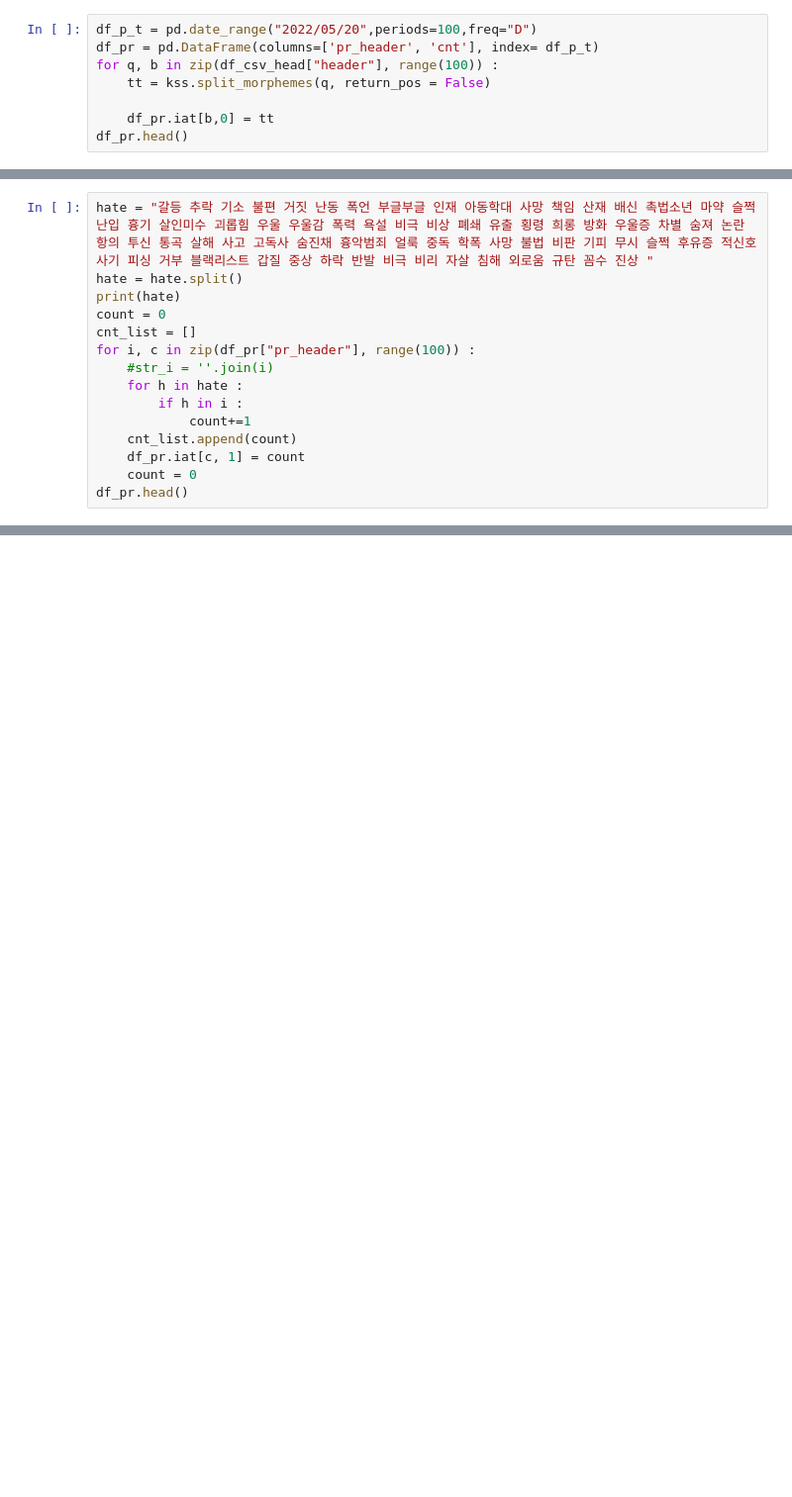
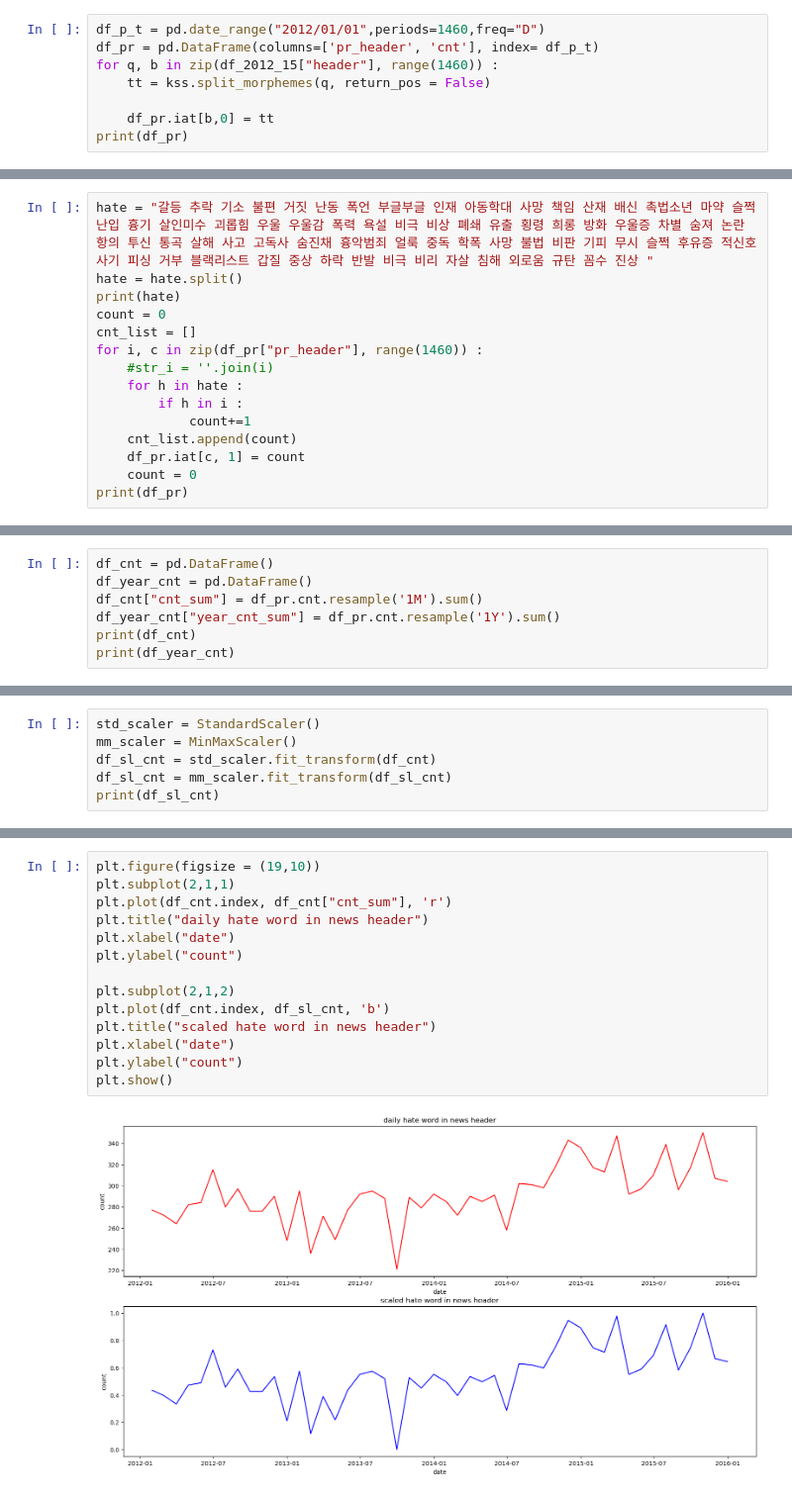
Before and after one commit to sfr9802/saving, a Jupyter notebook: news_header.ipynb, the cells around one changed output, grey strips where cells are left out. Shown: that part at 99% size. Cells and saved outputs as stored; diff of their text form; blank space fills up the shorter version.

```diff
--- a/news_header.ipynb
+++ b/news_header.ipynb
@@ -65,9 +81,9 @@ df_csv_head.head()
 # %%
-df_p_t = pd.date_range("2022/05/20",periods=100,freq="D")
+df_p_t = pd.date_range("2012/01/01",periods=1460,freq="D")
 df_pr = pd.DataFrame(columns=['pr_header', 'cnt'], index= df_p_t)
-for q, b in zip(df_csv_head["header"], range(100)) :
+for q, b in zip(df_2012_15["header"], range(1460)) :
     tt = kss.split_morphemes(q, return_pos = False)
 
     df_pr.iat[b,0] = tt
-df_pr.head()
+print(df_pr)
 # %% [output]
@@ -83,7 +108,7 @@ hate = hate.split()
 print(hate)
 count = 0
 cnt_list = []
-for i, c in zip(df_pr["pr_header"], range(100)) :
+for i, c in zip(df_pr["pr_header"], range(1460)) :
     #str_i = ''.join(i)
     for h in hate :
         if h in i :
@@ -91,6 +116,6 @@ for i, c in zip(df_pr["pr_header"], range(100)) :
     cnt_list.append(count)
     df_pr.iat[c, 1] = count
     count = 0
-df_pr.head()
+print(df_pr)
 # %% [output]
 ['갈등', '추락', '기소', '불편', '거짓', '난동', '폭언', '부글부글', '인재', '아동학대', '사망', '책임', '산재', '배신', '촉법소년', '마약', '슬쩍', '난입', '흉기', '살인미수', '괴롭힘', '우울', '우울감', '폭력', '욕설', '비극', '비상', '폐쇄', '유출', '횡령', '희롱', '방화 ...
@@ -103,0 +136,7 @@ df_pr.head()
+# %%
+df_cnt = pd.DataFrame()
+df_year_cnt = pd.DataFrame()
+df_cnt["cnt_sum"] = df_pr.cnt.resample('1M').sum()
+df_year_cnt["year_cnt_sum"] = df_pr.cnt.resample('1Y').sum()
+print(df_cnt)
+print(df_year_cnt)
@@ -103,0 +161,6 @@ df_pr.head()
+# %%
+std_scaler = StandardScaler()
+mm_scaler = MinMaxScaler()
+df_sl_cnt = std_scaler.fit_transform(df_cnt)
+df_sl_cnt = mm_scaler.fit_transform(df_sl_cnt)
+print(df_sl_cnt)
@@ -103,0 +185,16 @@ df_pr.head()
+# %%
+plt.figure(figsize = (19,10))
+plt.subplot(2,1,1)
+plt.plot(df_cnt.index, df_cnt["cnt_sum"], 'r')
+plt.title("daily hate word in news header")
+plt.xlabel("date")
+plt.ylabel("count")
+
+plt.subplot(2,1,2)
+plt.plot(df_cnt.index, df_sl_cnt, 'b')
+plt.title("scaled hate word in news header")
+plt.xlabel("date")
+plt.ylabel("count")
+plt.show()
+# %% [output]
+[figure, added]
```
Also changed, not shown: parts of 13 cells of this notebook, 30 other files.
